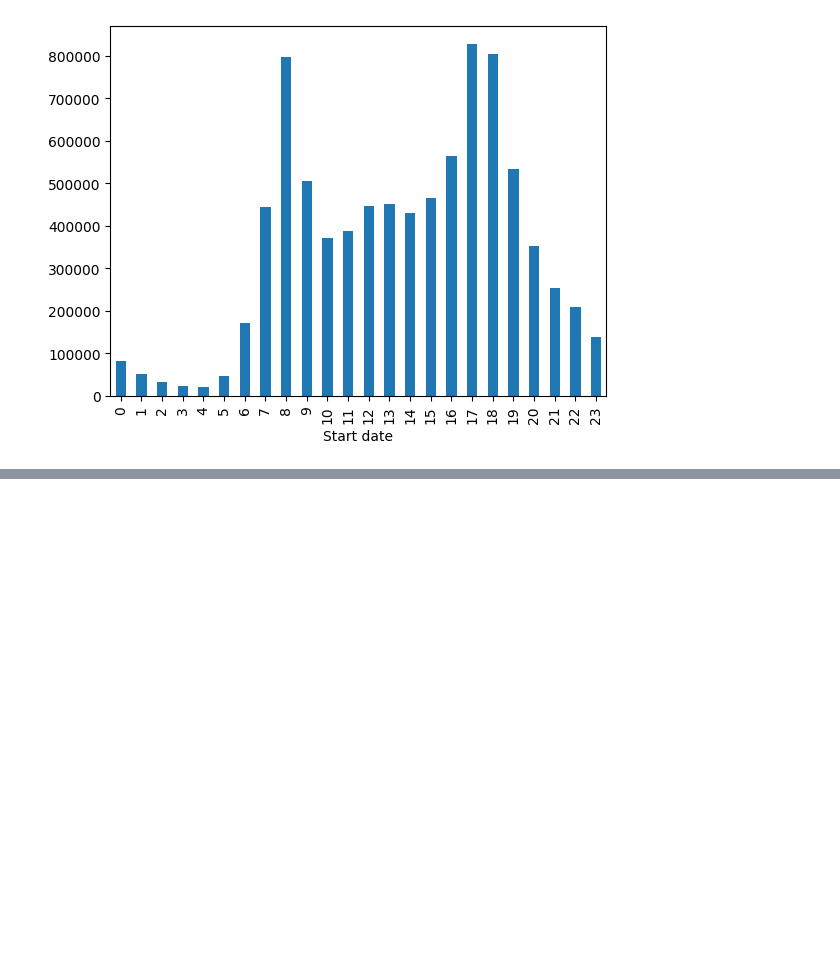
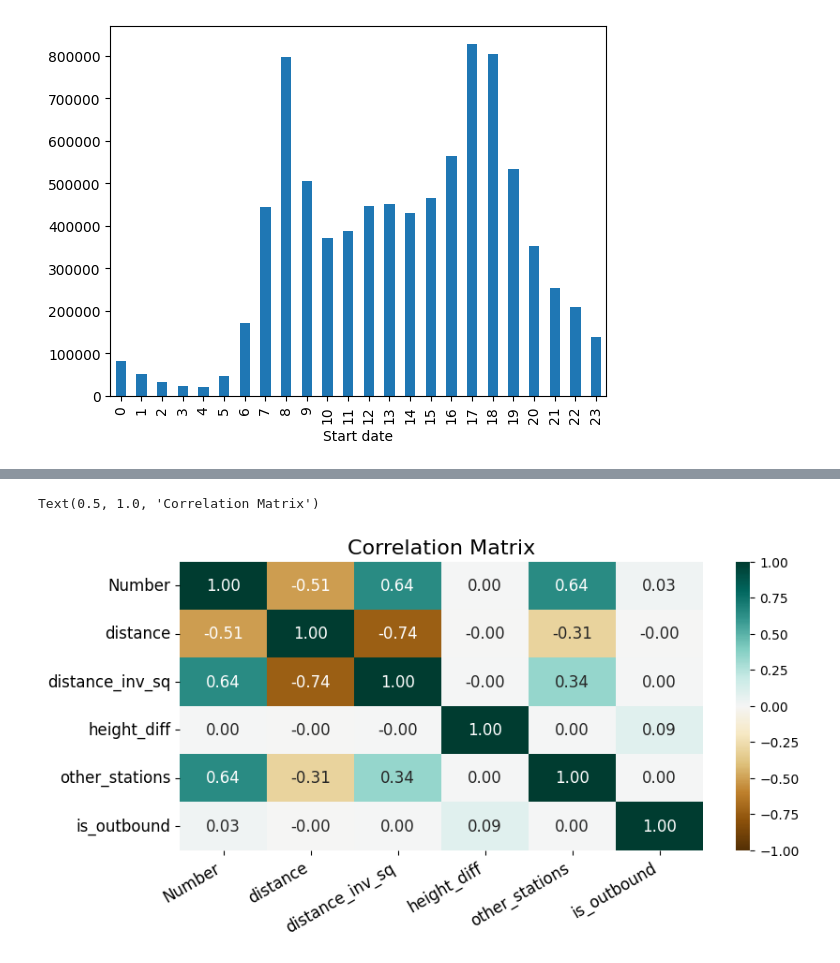
Before and after one commit to sokimura39/QM_Report, a Jupyter notebook: analysis.ipynb, the cells around one changed output, grey strips where cells are left out. Drawn from its saved outputs; the diff is of its cells as text; code cells hidden in the pictures; blank space fills up the shorter version.

Commit message:
add inverse squared value

```diff
--- a/analysis.ipynb
+++ b/analysis.ipynb
@@ -280,0 +309,10 @@ journeys_gdf.groupby(journeys_gdf['Start date'].dt.hour).Number.count().plot(kin
+# %%
+# check the power law behind distance
+
+# get log for distance and trips
+city_df['distance_log'] = np.log(city_df.distance)
+city_df['number_log'] = np.log(city_df.Number)
+
+
+log_model = sm.OLS(endog = city_df['number_log'], exog = sm.add_constant(city_df['distance_log'])).fit()
+log_model.summary()
@@ -280,0 +339,19 @@ journeys_gdf.groupby(journeys_gdf['Start date'].dt.hour).Number.count().plot(kin
+# %%
+# calculate inverse squared value
+city_df['distance_inv_sq'] = city_df.distance.astype('float') ** (-2)
+# %%
+# check multi-colinearity
+df = city_df[['Number', 'distance', 'distance_inv_sq', 'height_diff', 'other_stations', 'is_outbound']].copy()
+plt.figure(figsize = (9, 4))
+heatmap = sns.heatmap(df.corr(), annot = True, vmin = -1, vmax = 1, cmap = 'BrBG', fmt = '.2f', annot_kws = {'fontsize': 12})
+# plt.rcParams["axes.grid"] = False
+# f = plt.figure(figsize=(10, 8))
+# plt.matshow(df.corr(), fignum=f.number, cmap = 'Blues')
+plt.xticks(fontsize = 12, rotation=30, ha = 'right') # rotation of xticks
+plt.yticks(fontsize = 12)
+# cb = plt.colorbar()
+# cb.ax.tick_params(labelsize=14)
+plt.title('Correlation Matrix', fontsize=16)
+# %% [output]
+Text(0.5, 1.0, 'Correlation Matrix')
+[figure, added]
```
Also changed, not shown: parts of 37 cells of this notebook, 2 other files.
